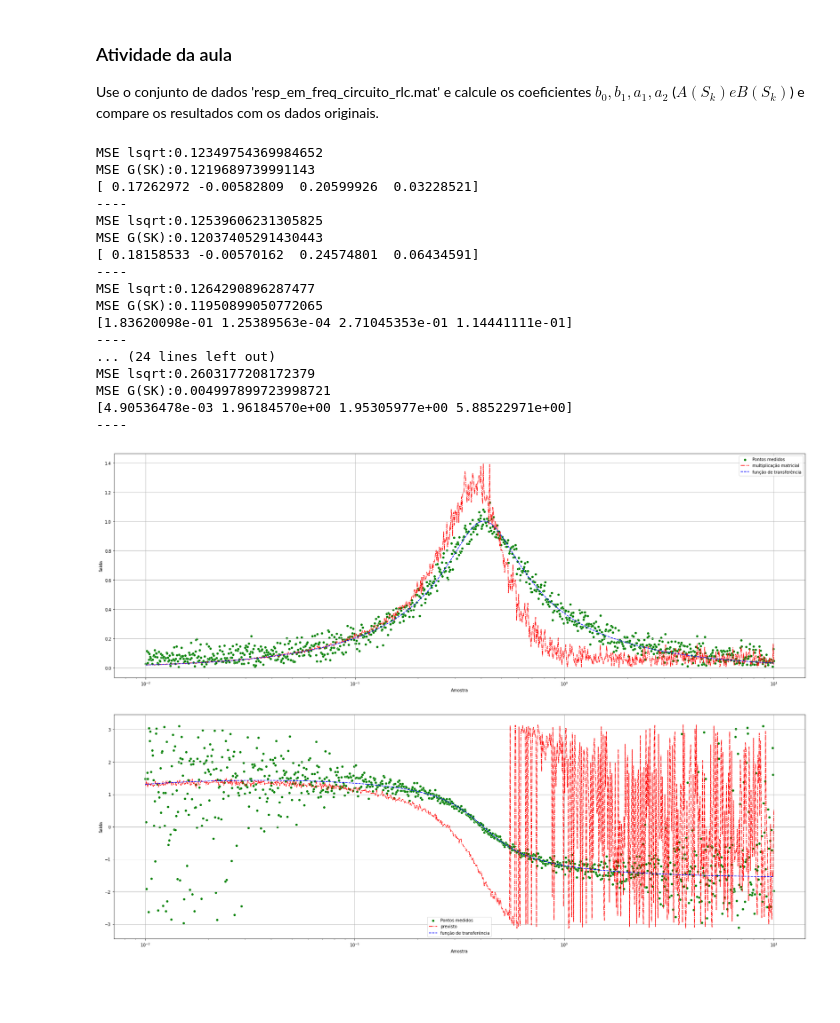
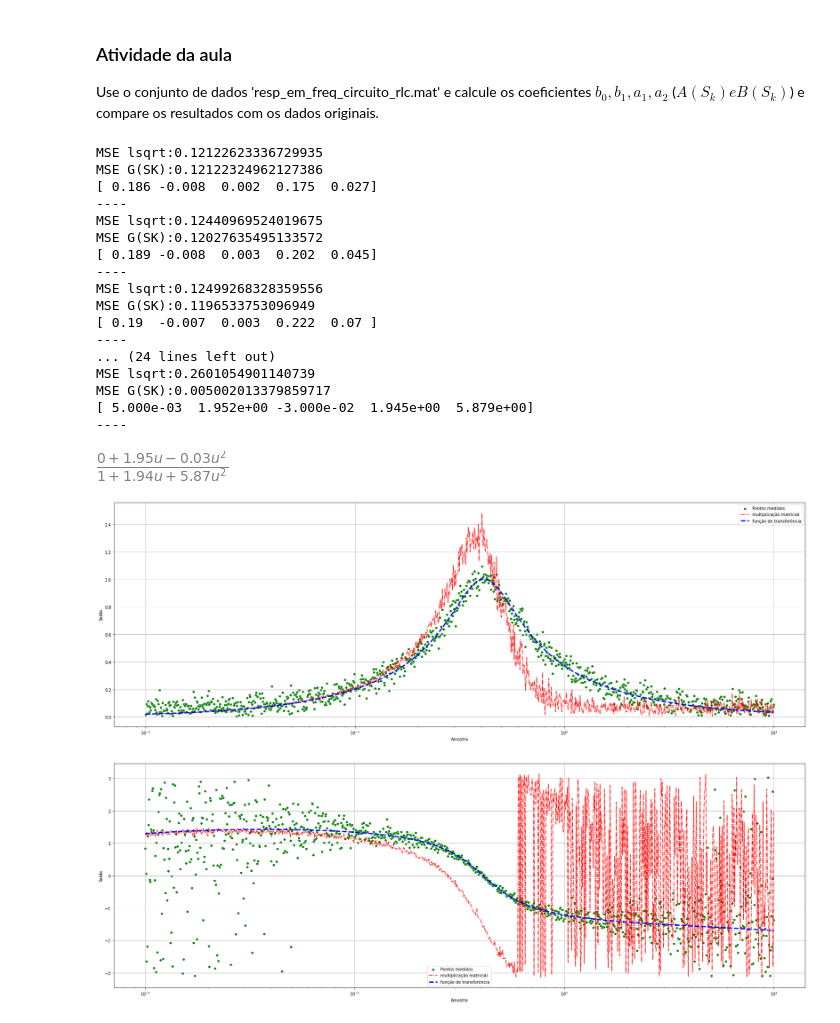
Before and after one commit to CaioMizerkowski/controle_avancado, a Jupyter notebook: TE980/aula_04.ipynb, the cells around one changed output. Drawn from its saved outputs; the diff is of its cells as text; code cells hidden in the pictures; blank space fills up the shorter version.

```diff
--- a/TE980/aula_04.ipynb
+++ b/TE980/aula_04.ipynb
@@ -146,0 +143,19 @@ def A_sk(u, a1=0, a2=0):
+# %%
+def funcao_g_sk(u, theta, na=2, nb=1):
+    params = na+nb+1
+    B = 0
+    for i in range(nb+1):
+        B += theta[i]*u**i
+    A = 1
+    for i in range(nb+1, params):
+        j = i - nb
+        A += theta[i]*u**j
+    return B/A
+# %%
+def A_sk(u, theta, na, nb):
+    A = 1
+    params = na+nb+1
+    for i in range(nb+1, params):
+        j = i - nb
+        A += theta[i]*u**j
+    return 1/A
@@ -147,39 +180,49 @@ def A_sk(u, a1=0, a2=0):
+# %%
+noise=True
+if noise:
+    y += 0.05*(np.random.normal(size=u.size)+1j*np.random.normal(size=u.size))
 # %%
-theta = np.zeros(4)
-L=10
+na = 2
+nb = 2
+theta = np.zeros(na+nb+1)
+L=10 # 1 para levi
 for i in range(L):
-    A = A_sk(1j*u, theta[2], theta[3])
-    y_hat, theta = lsqrt_complex_freq(1j*u, y, A=A)
-    y_hat2 = funcao_g_sk(1j*u, theta)
+    Ainv = A_sk(1j*u, theta, na, nb)
+    y_hat, theta = lsqrt_complex_freq(1j*u, y, na=na, nb=nb, Ainv=Ainv)
+    y_hat2 = funcao_g_sk(1j*u, theta, na, nb)
     print(f'MSE lsqrt:{np.sum(np.abs(y-y_hat)**2)/y.size}')
     print(f'MSE G(SK):{np.sum(np.abs(y-y_hat2)**2)/y.size}')
-    print(theta)
+    print(np.int32(theta*1000)/1000)
     print('----')
 # %% [output]
-MSE lsqrt:0.12349754369984652
-MSE G(SK):0.1219689739991143
-[ 0.17262972 -0.00582809  0.20599926  0.03228521]
+MSE lsqrt:0.12122623336729935
+MSE G(SK):0.12122324962127386
+[ 0.186 -0.008  0.002  0.175  0.027]
 ----
-MSE lsqrt:0.12539606231305825
-MSE G(SK):0.12037405291430443
-[ 0.18158533 -0.00570162  0.24574801  0.06434591]
+MSE lsqrt:0.12440969524019675
+MSE G(SK):0.12027635495133572
+[ 0.189 -0.008  0.003  0.202  0.045]
 ----
-MSE lsqrt:0.1264290896287477
-MSE G(SK):0.11950899050772065
-[1.83620098e-01 1.25389563e-04 2.71045353e-01 1.14441111e-01]
+MSE lsqrt:0.12499268328359556
+MSE G(SK):0.1196533753096949
+[ 0.19  -0.007  0.003  0.222  0.07 ]
 ----
 ... (24 lines left out)
-MSE lsqrt:0.2603177208172379
-MSE G(SK):0.004997899723998721
-[4.90536478e-03 1.96184570e+00 1.95305977e+00 5.88522971e+00]
+MSE lsqrt:0.2601054901140739
+MSE G(SK):0.005002013379859717
+[ 5.000e-03  1.952e+00 -3.000e-02  1.945e+00  5.879e+00]
 ----
+# %%
+show_equation(theta, na, nb)
+# %% [output]
+[figure, added]
 # %%
 # Plota a figura
 plt.figure(figsize = (30,10))
 # Plots
 sns.scatterplot(x=u,y=np.abs(y),color='green',markers='.',label='Pontos medidos')
 sns.lineplot(x=u,y=np.abs(y_hat),color='red',linestyle='-.',label='multiplicação matricial')
-p1 = sns.lineplot(x=u,y=np.abs(y_hat2).real,color='blue',linestyle='--',label='função de transferência')
+p1 = sns.lineplot(x=u,y=np.abs(y_hat2).real,color='blue',linestyle='--',label='função de transferência',linewidth=3)
 p1.set(xscale="log")
 # Titulo e informações
 plt.xlabel('Amostra')
@@ -189,21 +232,21 @@ plt.grid()
 plt.show()
 plt.close()
 # %% [output]
-[figure, old version]
+[figure, new version]
 # %%
 # Plota a figura
 plt.figure(figsize = (30,10))
 # Plots
 sns.scatterplot(x=u,y=np.angle(y),color='green',markers='.',label='Pontos medidos')
 sns.lineplot(x=u,y=np.angle(y_hat),color='red',linestyle='-.',label='multiplicação matricial')
-p1 = sns.lineplot(x=u,y=np.angle(y_hat2).real,color='blue',linestyle='--',label='função de transferência')
+p1 = sns.lineplot(x=u,y=np.angle(y_hat2).real,color='blue',linestyle='--',label='função de transferência',linewidth=3)
 p1.set(xscale="log")
 # Titulo e informações
 plt.xlabel('Amostra')
 plt.ylabel('Saída')
 # Grid e show
 plt.grid()
 plt.show()
 plt.close()
 # %% [output]
-[figure, old version]
+[figure, new version]
```
Also changed, not shown: parts of 7 cells of this notebook, 8 other files.
